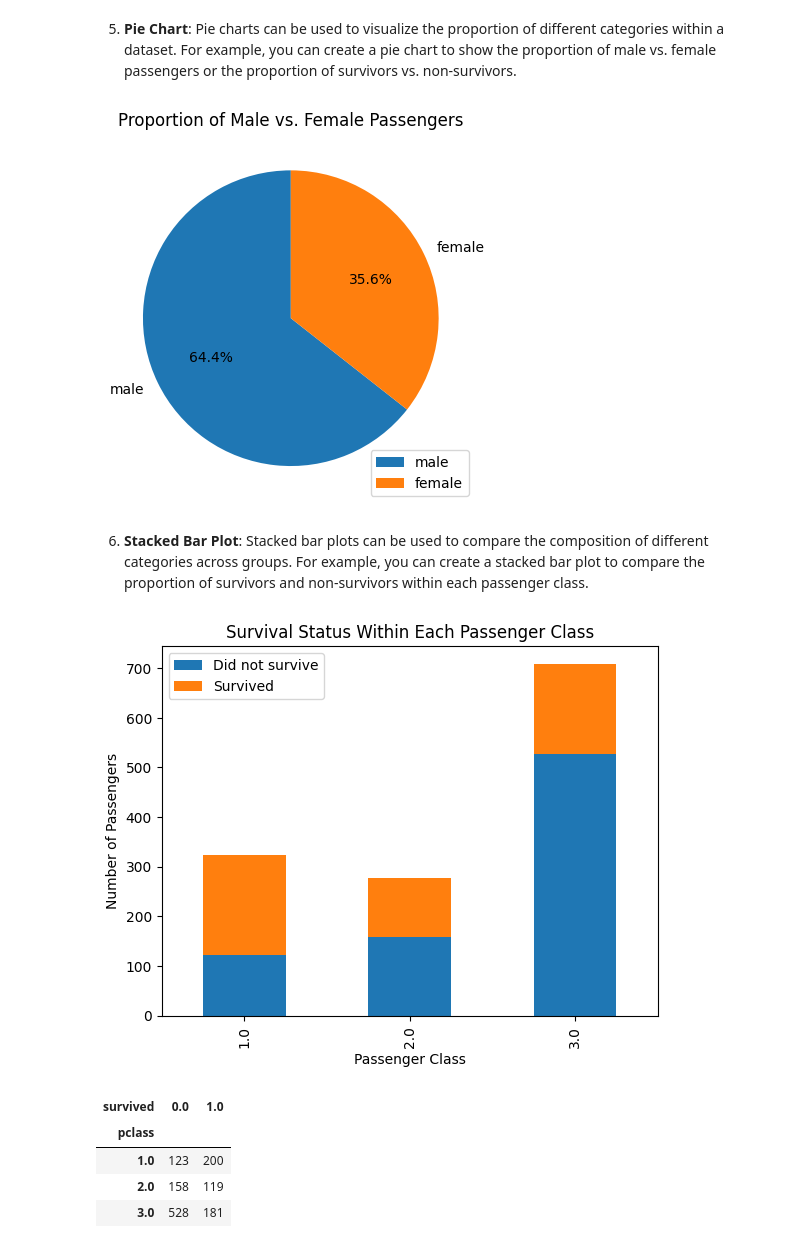
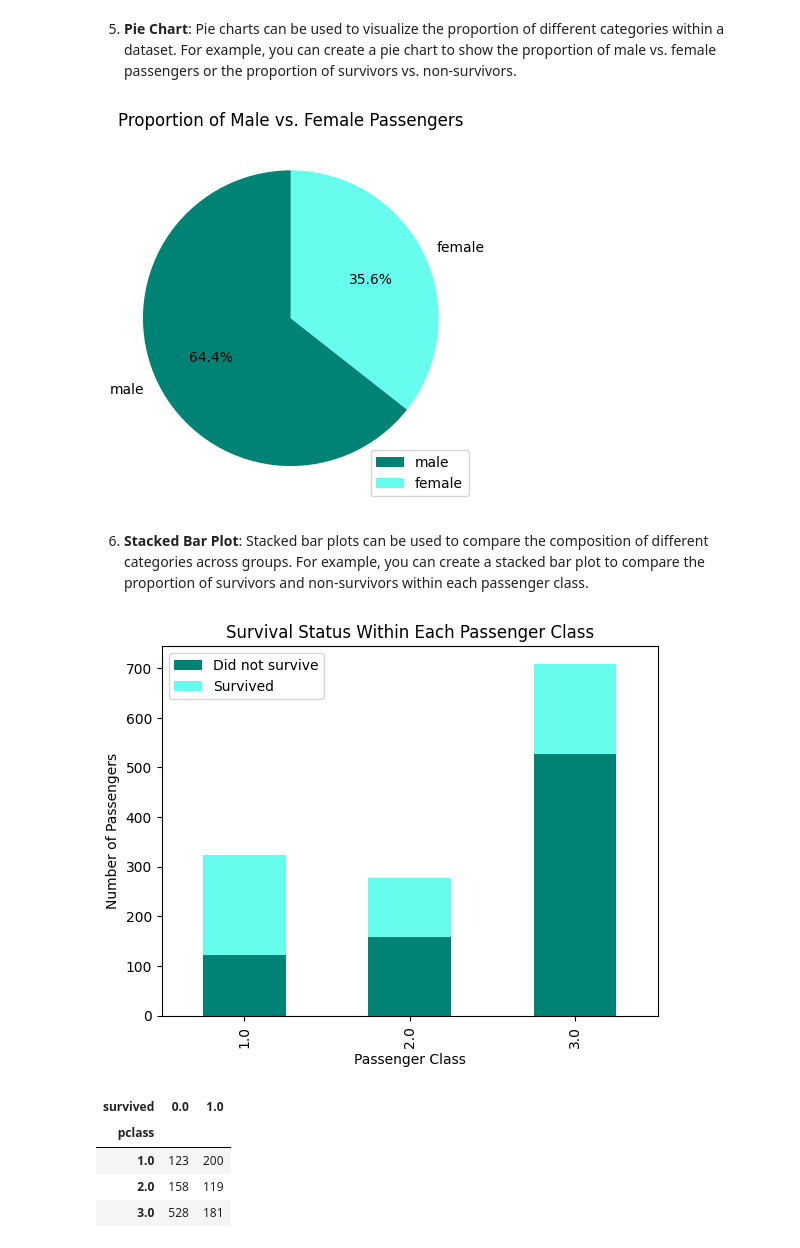
Before and after one commit to dataideaorg/dataidea-science, a Jupyter notebook: nbs/Python-Data-Analysis/Week3-Visualization/31_matplotlib_refined.ipynb, the cells around one changed output. Saved outputs shown, nothing was run; the diff lists cells and outputs as text; code cells hidden in the pictures.

Commit message:
updated graphs

```diff
--- a/nbs/Python-Data-Analysis/Week3-Visualization/31_matplotlib_refined.ipynb
+++ b/nbs/Python-Data-Analysis/Week3-Visualization/31_matplotlib_refined.ipynb
@@ -167,25 +170,28 @@ I don't about you but for me I don't see a linear relationship between the age a
 # %%
 # 5. Pie Chart - Proportion of male vs. female passengers
 gender_counts = titanic_df['sex'].value_counts()
-plt.pie(gender_counts, labels=gender_counts.index, autopct='%1.1f%%', startangle=90)
+plt.pie(x=gender_counts, labels=gender_counts.index,
+        autopct='%1.1f%%', startangle=90,
+        colors=['#008374', '#66FDEE'])
 plt.title('Proportion of Male vs. Female Passengers')
 plt.legend(loc='lower right')
 plt.show()
 # %% [output]
-[figure, old version]
+[figure, new version]
 # %% [markdown]
 6. **Stacked Bar Plot**: Stacked bar plots can be used to compare the composition of different categories across groups. For example, you can create a stacked bar plot to compare the proportion of survivors and non-survivors within each passenger class.
 # %%
 # 6. Stacked Bar Plot - Survival status within each passenger class
 survival_counts = titanic_df.groupby(['pclass', 'survived']).size().unstack()
-survival_counts.plot(kind='bar', stacked=True)
+survival_counts.plot(kind='bar', stacked=True,
+                     color=['#008374', '#66FDEE'])
 plt.xlabel('Passenger Class')
 plt.ylabel('Number of Passengers')
 plt.title('Survival Status Within Each Passenger Class')
 plt.legend(['Did not survive', 'Survived'])
 plt.show()
 # %% [output]
-[figure, old version]
+[figure, new version]
 # %%
 titanic_df.groupby(['pclass', 'survived']).size().unstack()
 # %% [output]
```
Also changed, not shown: parts of 7 cells of this notebook, 10 other files.
